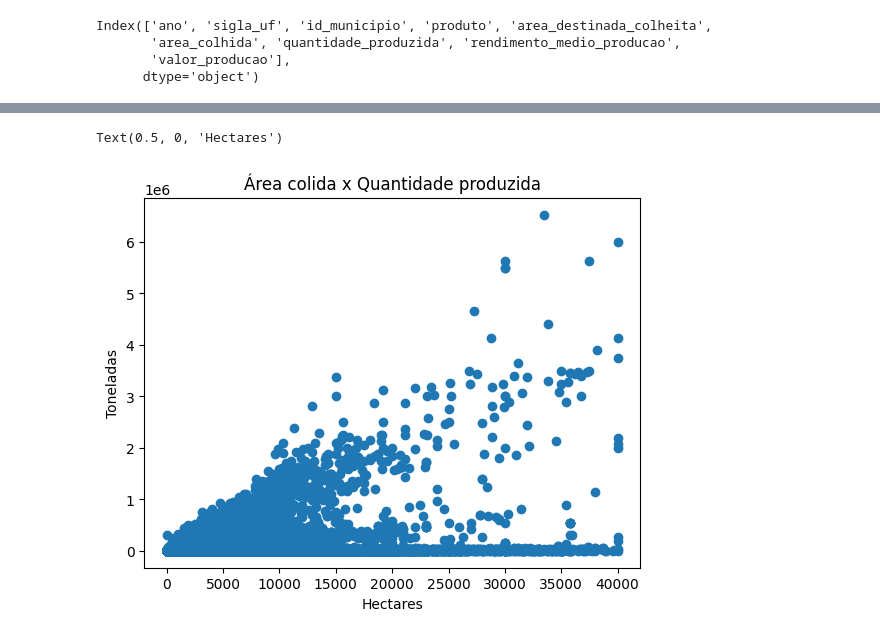
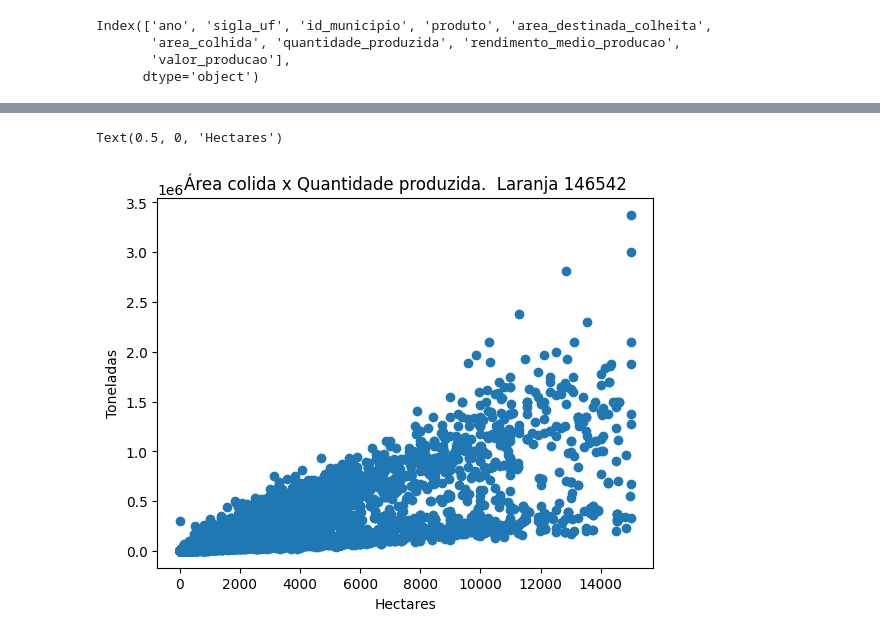
Before and after one commit to wdvictor/linear-regression, a Jupyter notebook: main.ipynb, the cells around one changed output, grey strips where cells are left out. Saved outputs shown, nothing was run; the diff lists cells and outputs as text; code cells hidden in the pictures.

```diff
--- a/main.ipynb
+++ b/main.ipynb
@@ -26,16 +27,19 @@ Name: area_colhida, Length: 10306170, dtype: float64
 # %%
 df = df.dropna(subset='area_colhida')
 df = df.dropna(subset='quantidade_produzida')
 
-x_axis = df[df['area_colhida'] <= 40000]['area_colhida']
-y_axis = df[df['area_colhida'] <= 40000]['quantidade_produzida']
+df = df[df['produto'] == 'Laranja']
+
+x_axis = df[df['area_colhida'] <= 15000]['area_colhida']
+y_axis = df[df['area_colhida'] <= 15000]['quantidade_produzida']
 
 
+data_lenght = len(x_axis)
+plt.scatter(x_axis, y_axis)
+plt.title(f'Área colida x Quantidade produzida.  Laranja {data_lenght} dados')
 
-plt.scatter(x_axis, y_axis)
-plt.title('Área colida x Quantidade produzida')
 plt.ylabel('Toneladas')
 plt.xlabel('Hectares')
 # %% [output]
 Text(0.5, 0, 'Hectares')
-[figure, old version]
+[figure, new version]
```
Also changed, not shown: parts of 2 cells of this notebook.
